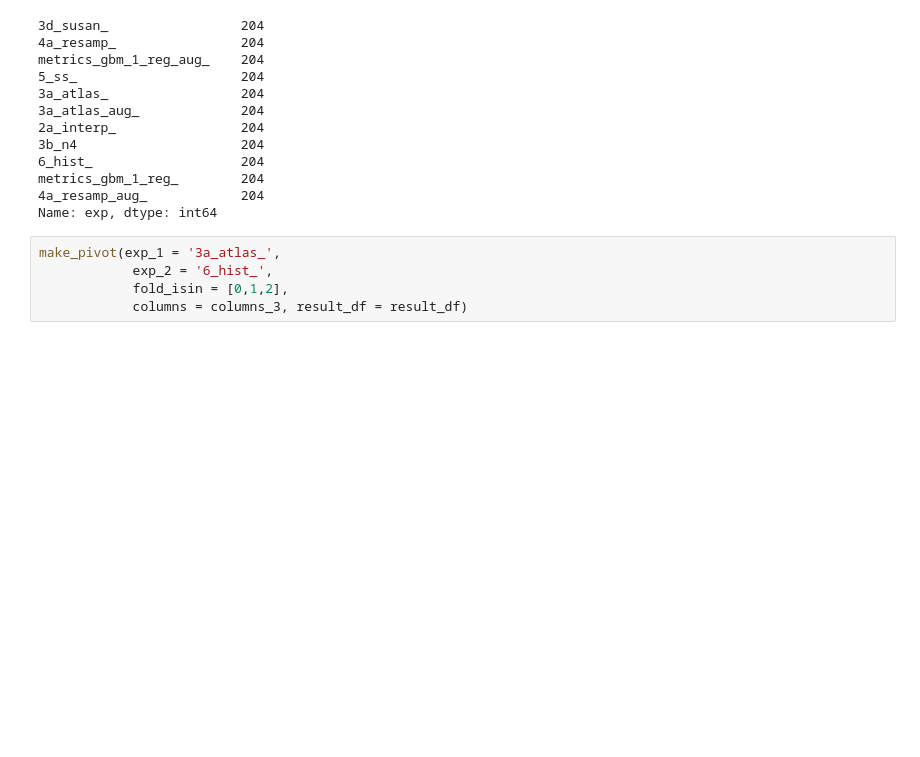
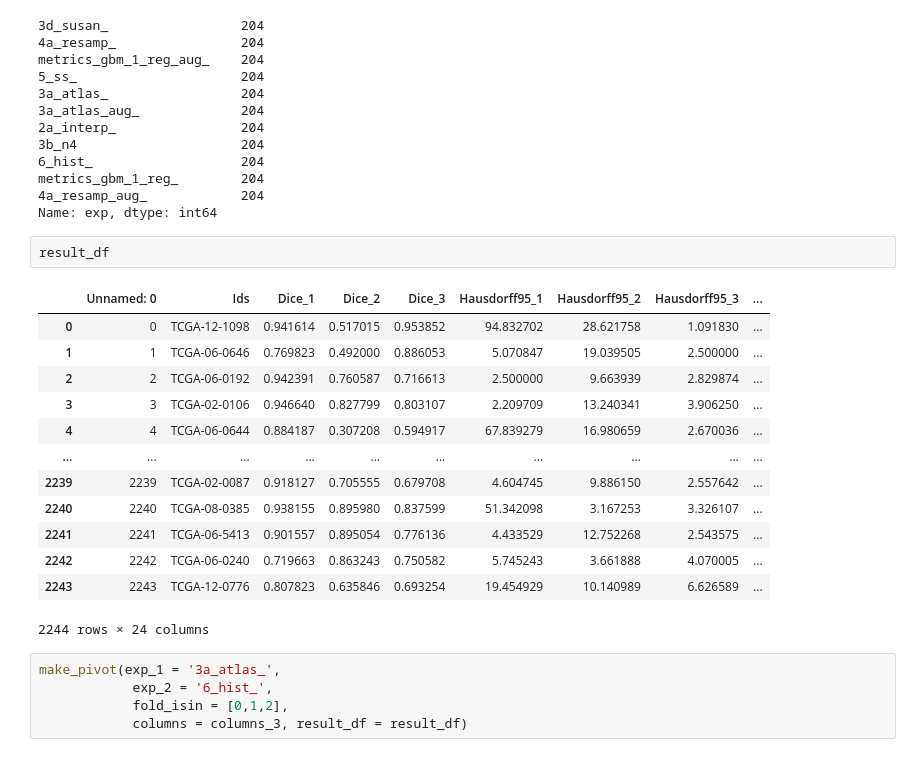
Before and after one commit to MedImAIR/brain-mri-processing-pipeline, a Jupyter notebook: preprocessing/metrics/statistics.ipynb, the cells around one changed output. Cells and saved outputs as stored; diff of their text form; blank space fills up the shorter version.

```diff
--- a/preprocessing/metrics/statistics.ipynb
+++ b/preprocessing/metrics/statistics.ipynb
@@ -403,6 +415,22 @@ metrics_gbm_1_reg_aug_    204
 metrics_gbm_1_reg_        204
 4a_resamp_aug_            204
 Name: exp, dtype: int64
+# %%
+result_df
+# %% [output]
+|  | Unnamed: 0 | Ids | Dice_1 | Dice_2 | Dice_3 | Hausdorff95_1 | Hausdorff95_2 | Hausdorff95_3 | ... |
+| 0 | 0 | TCGA-12-1098 | 0.941614 | 0.517015 | 0.953852 | 94.832702 | 28.621758 | 1.091830 | ... |
+| 1 | 1 | TCGA-06-0646 | 0.769823 | 0.492000 | 0.886053 | 5.070847 | 19.039505 | 2.500000 | ... |
+| 2 | 2 | TCGA-06-0192 | 0.942391 | 0.760587 | 0.716613 | 2.500000 | 9.663939 | 2.829874 | ... |
+| 3 | 3 | TCGA-02-0106 | 0.946640 | 0.827799 | 0.803107 | 2.209709 | 13.240341 | 3.906250 | ... |
+| 4 | 4 | TCGA-06-0644 | 0.884187 | 0.307208 | 0.594917 | 67.839279 | 16.980659 | 2.670036 | ... |
+| ... | ... | ... | ... | ... | ... | ... | ... | ... | ... |
+| 2239 | 2239 | TCGA-02-0087 | 0.918127 | 0.705555 | 0.679708 | 4.604745 | 9.886150 | 2.557642 | ... |
+| 2240 | 2240 | TCGA-08-0385 | 0.938155 | 0.895980 | 0.837599 | 51.342098 | 3.167253 | 3.326107 | ... |
+| 2241 | 2241 | TCGA-06-5413 | 0.901557 | 0.895054 | 0.776136 | 4.433529 | 12.752268 | 2.543575 | ... |
+| 2242 | 2242 | TCGA-06-0240 | 0.719663 | 0.863243 | 0.750582 | 5.745243 | 3.661888 | 4.070005 | ... |
+| 2243 | 2243 | TCGA-12-0776 | 0.807823 | 0.635846 | 0.693254 | 19.454929 | 10.140989 | 6.626589 | ... |
+2244 rows × 24 columns
 # %%
 make_pivot(exp_1 = '3a_atlas_',
             exp_2 = '6_hist_',
```
Also changed, not shown: parts of 7 cells of this notebook, 7 other files.
